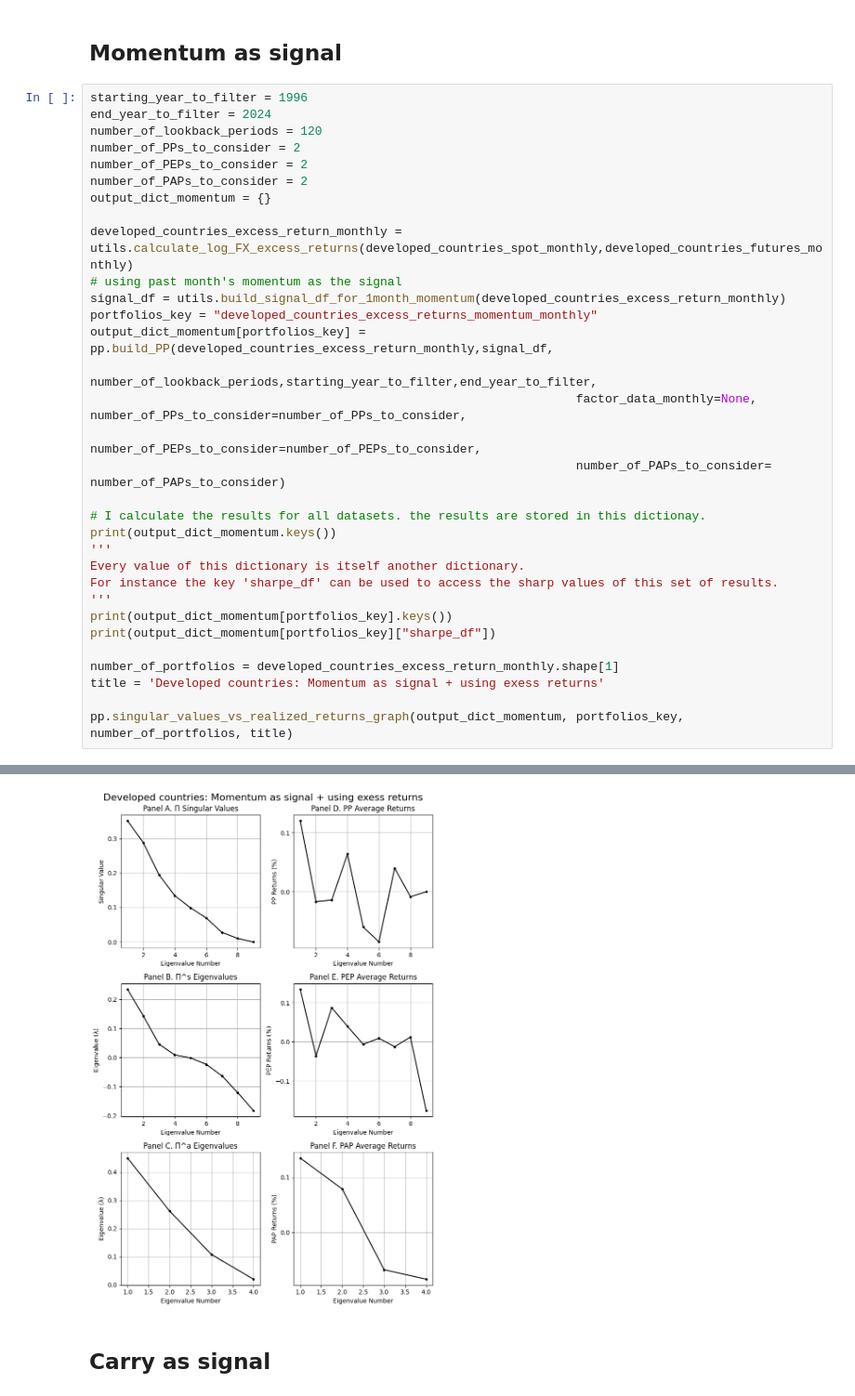
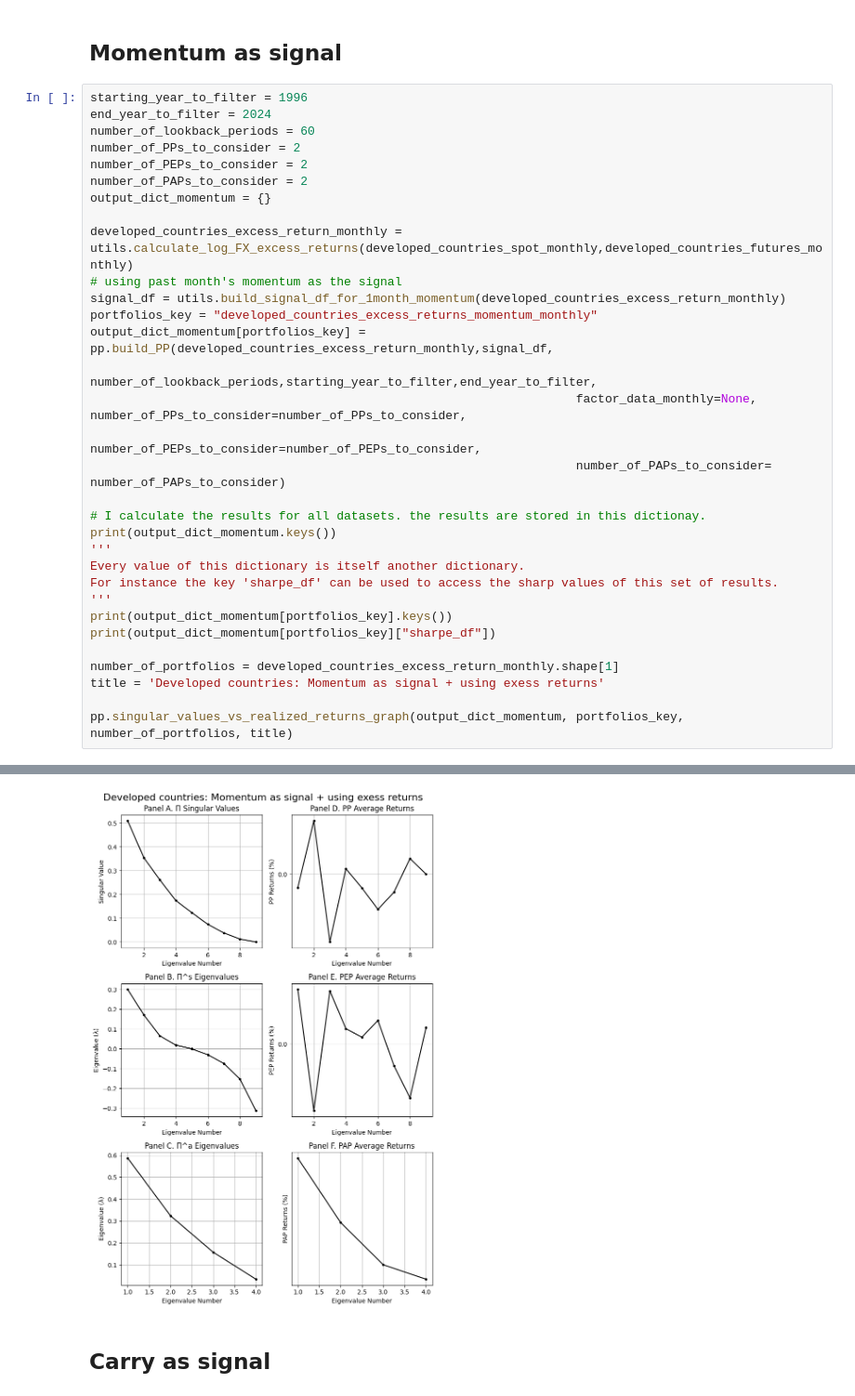
Before and after one commit to aminizadyar/Principal-Portfolios, a Jupyter notebook: PP_single_currency.ipynb, the cells around one changed output, grey strips where cells are left out. Shown at 93% size. Drawn from its saved outputs; the diff is of its cells as text.

```diff
--- a/PP_single_currency.ipynb
+++ b/PP_single_currency.ipynb
@@ -24,7 +24,7 @@ developed_countries_simple_return_monthly = utils.calculate_log_FX_excess_return
 # %%
 starting_year_to_filter = 1996
 end_year_to_filter = 2024
-number_of_lookback_periods = 120
+number_of_lookback_periods = 60
 number_of_PPs_to_consider = 2
 number_of_PEPs_to_consider = 2
 number_of_PAPs_to_consider = 2
@@ -73,5 +73,5 @@ PEP and PAP 1-n                   0.521538
 dtype: float64
-[figure, old version]
+[figure, new version]
 # %% [markdown]
 ## Carry as signal
 # %%
```
Also changed, not shown: parts of 3 cells of this notebook, 3 other files.
